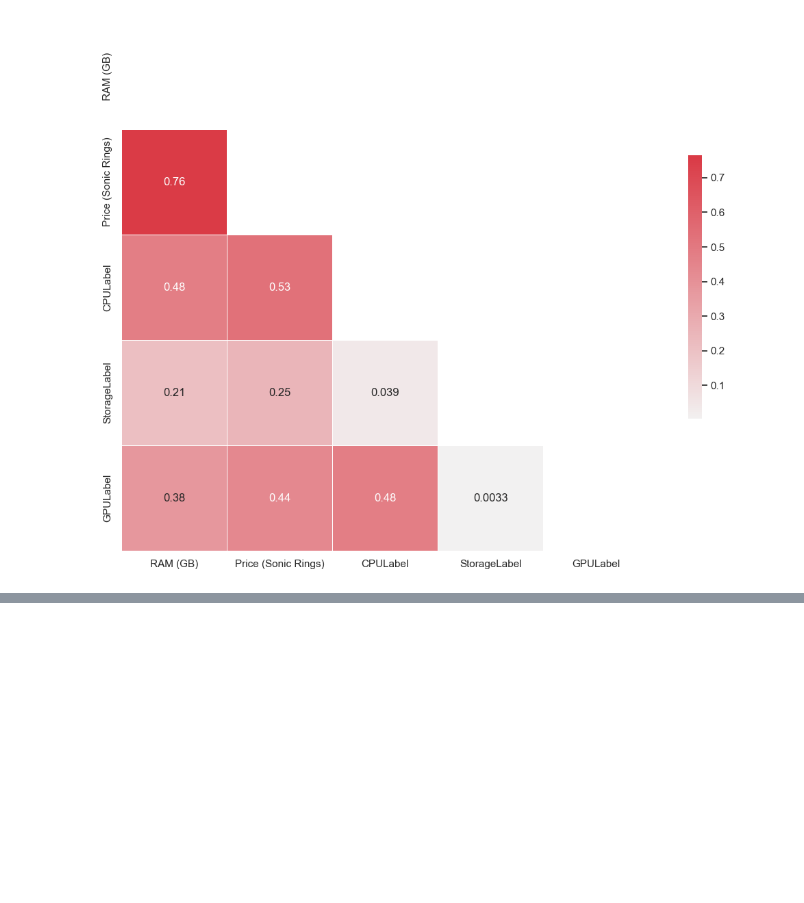
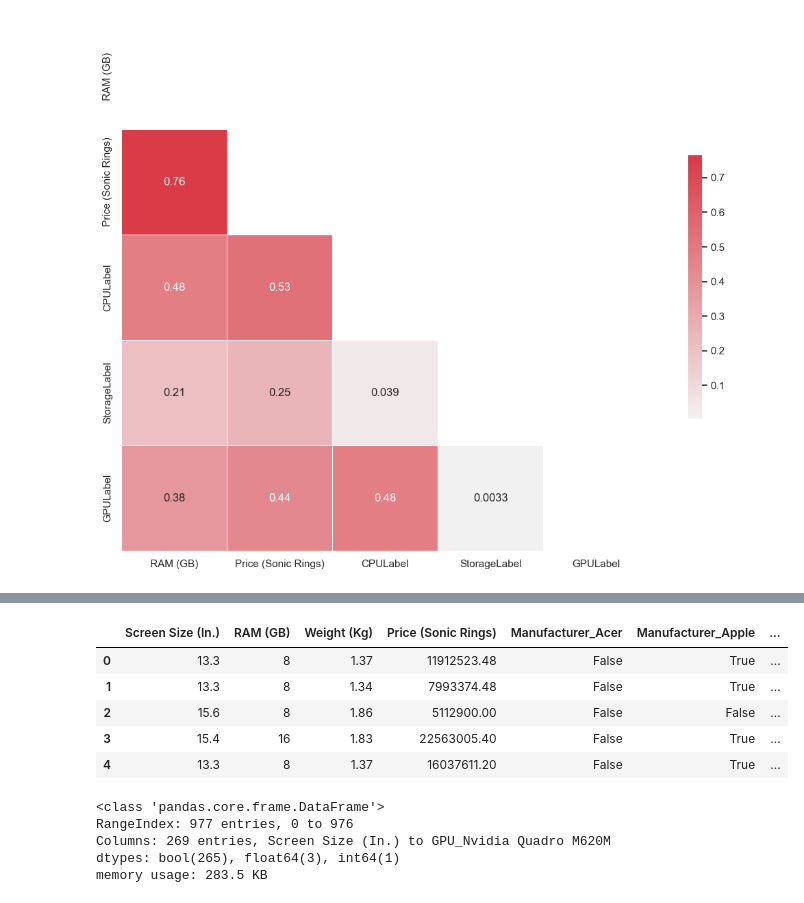
Before and after one commit to Hrodward88/W7-Kaggle-Project, a Jupyter notebook: predict-the-price-for-laptops/Cleaning.ipynb, the cells around one changed output, grey strips where cells are left out. Saved outputs shown, nothing was run; the diff lists cells and outputs as text; code cells hidden in the pictures; blank space fills up the shorter version.

```diff
--- a/predict-the-price-for-laptops/Cleaning.ipynb
+++ b/predict-the-price-for-laptops/Cleaning.ipynb
@@ -642,0 +674,19 @@ Filtered_training.to_csv('Filtrado.csv', index=False)
+# %%
+encodedtraining = pd.get_dummies(training2)
+
+encodedtraining.head()
+# %% [output]
+|  | Screen Size (In.) | RAM (GB) | Weight (Kg) | Price (Sonic Rings) | Manufacturer_Acer | Manufacturer_Apple | ... |
+| 0 | 13.3 | 8 | 1.37 | 11912523.48 | False | True | ... |
+| 1 | 13.3 | 8 | 1.34 | 7993374.48 | False | True | ... |
+| 2 | 15.6 | 8 | 1.86 | 5112900.00 | False | False | ... |
+| 3 | 15.4 | 16 | 1.83 | 22563005.40 | False | True | ... |
+| 4 | 13.3 | 8 | 1.37 | 16037611.20 | False | True | ... |
+# %%
+encodedtraining.info()
+# %% [output]
+<class 'pandas.core.frame.DataFrame'>
+RangeIndex: 977 entries, 0 to 976
+Columns: 269 entries, Screen Size (In.) to GPU_Nvidia Quadro M620M
+dtypes: bool(265), float64(3), int64(1)
+memory usage: 283.5 KB
```
Also changed, not shown: parts of 4 cells of this notebook, 16 other files.
